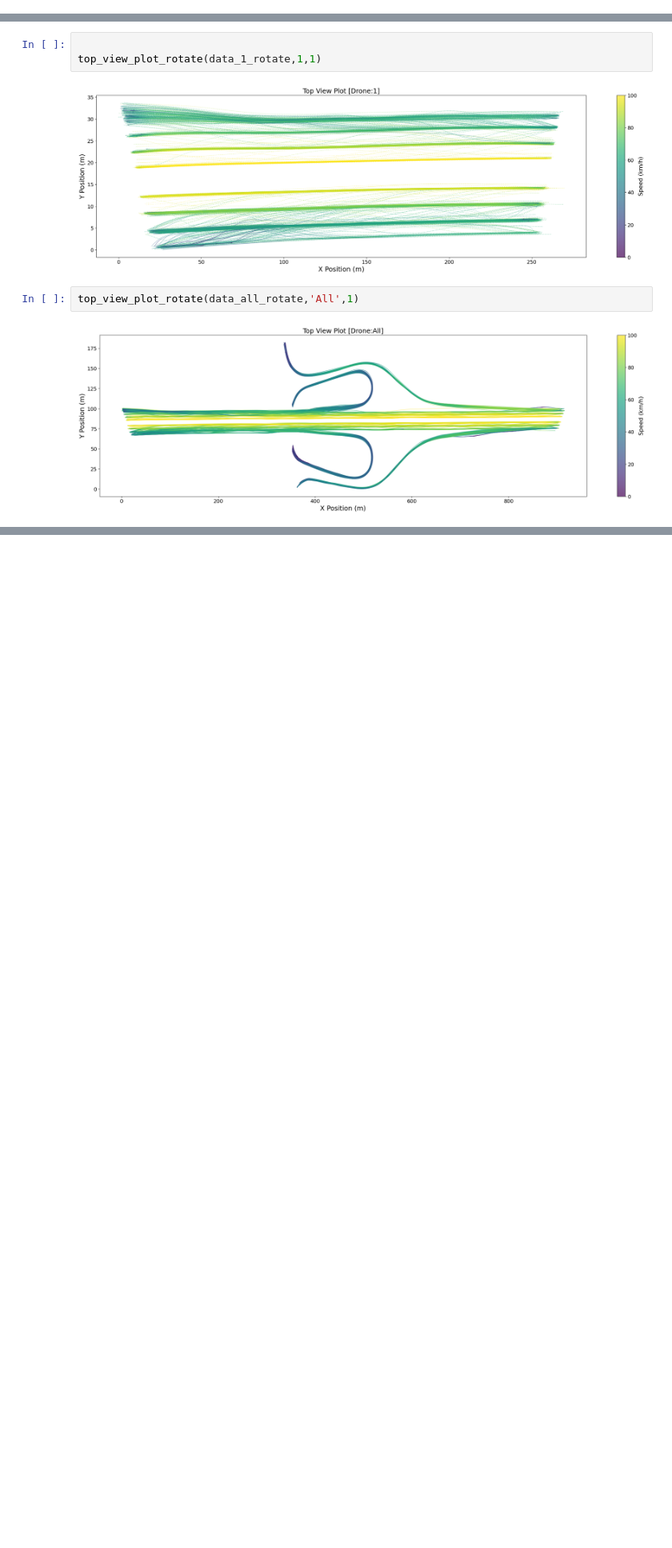
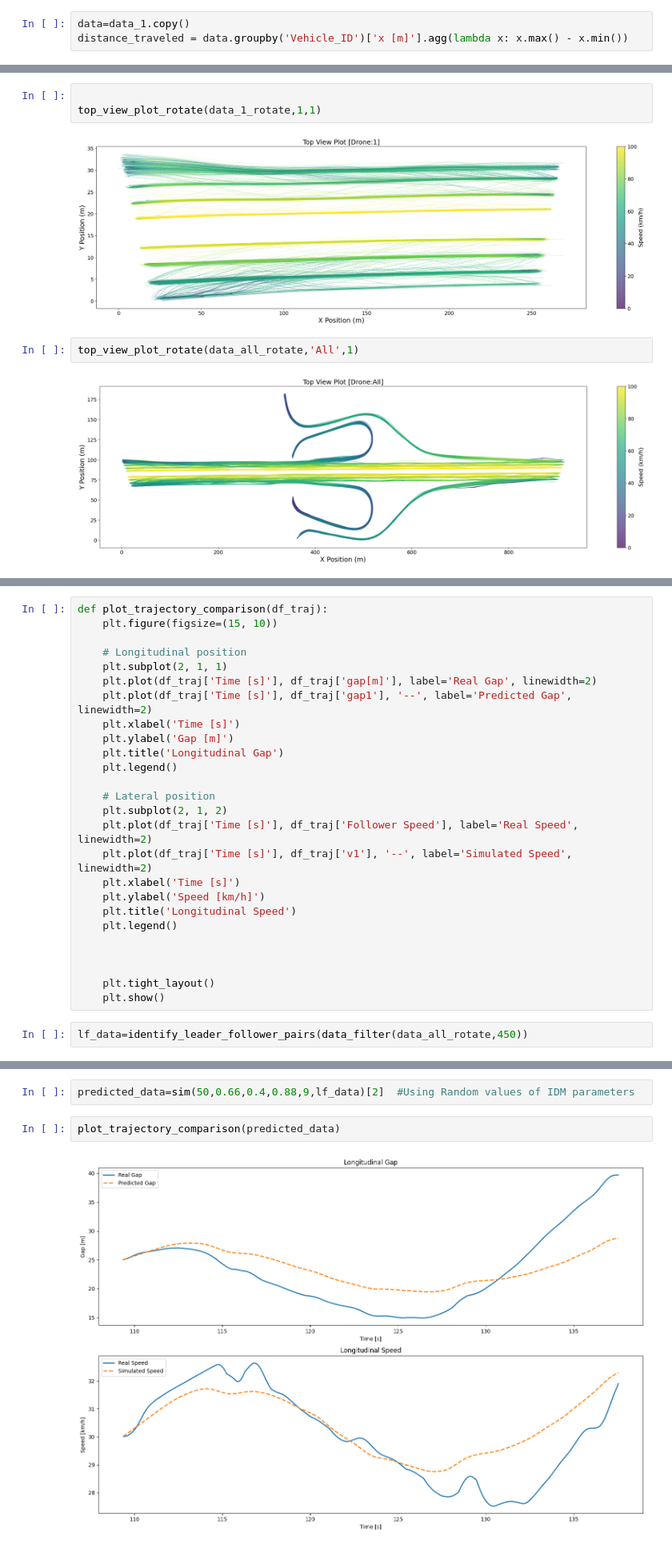
Before and after one commit to ankitiitm/MiTra, a Jupyter notebook: MiTra_plots.ipynb, the cells around one changed output, grey strips where cells are left out. Shown at 80% size. Saved outputs shown, nothing was run; the diff lists cells and outputs as text; blank space fills up the shorter version.

```diff
--- a/MiTra_plots.ipynb
+++ b/MiTra_plots.ipynb
@@ -85,3 +89,6 @@ def angle_of_dataset(data):
     angle_degrees = np.arctan(slope) * (180 / np.pi)
 
     return angle_degrees
+# %%
+data=data_1.copy()
+distance_traveled = data.groupby('Vehicle_ID')['x [m]'].agg(lambda x: x.max() - x.min())
@@ -143,0 +398,28 @@ top_view_plot_rotate(data_all_rotate,'All',1)
+# %%
+def plot_trajectory_comparison(df_traj):
+    plt.figure(figsize=(15, 10))
+
+    # Longitudinal position
+    plt.subplot(2, 1, 1)
+    plt.plot(df_traj['Time [s]'], df_traj['gap[m]'], label='Real Gap', linewidth=2)
+    plt.plot(df_traj['Time [s]'], df_traj['gap1'], '--', label='Predicted Gap', linewidth=2)
+    plt.xlabel('Time [s]')
+    plt.ylabel('Gap [m]')
+    plt.title('Longitudinal Gap')
+    plt.legend()
+
+    # Lateral position
+    plt.subplot(2, 1, 2)
+    plt.plot(df_traj['Time [s]'], df_traj['Follower Speed'], label='Real Speed', linewidth=2)
+    plt.plot(df_traj['Time [s]'], df_traj['v1'], '--', label='Simulated Speed', linewidth=2)
+    plt.xlabel('Time [s]')
+    plt.ylabel('Speed [km/h]')
+    plt.title('Longitudinal Speed')
+    plt.legend()
+
+
+
+    plt.tight_layout()
+    plt.show()
+# %%
+lf_data=identify_leader_follower_pairs(data_filter(data_all_rotate,450))
@@ -143,0 +435,6 @@ top_view_plot_rotate(data_all_rotate,'All',1)
+# %%
+predicted_data=sim(50,0.66,0.4,0.88,9,lf_data)[2]  #Using Random values of IDM parameters
+# %%
+plot_trajectory_comparison(predicted_data)
+# %% [output]
+[figure, added]
```
Also changed, not shown: parts of 14 cells of this notebook.
